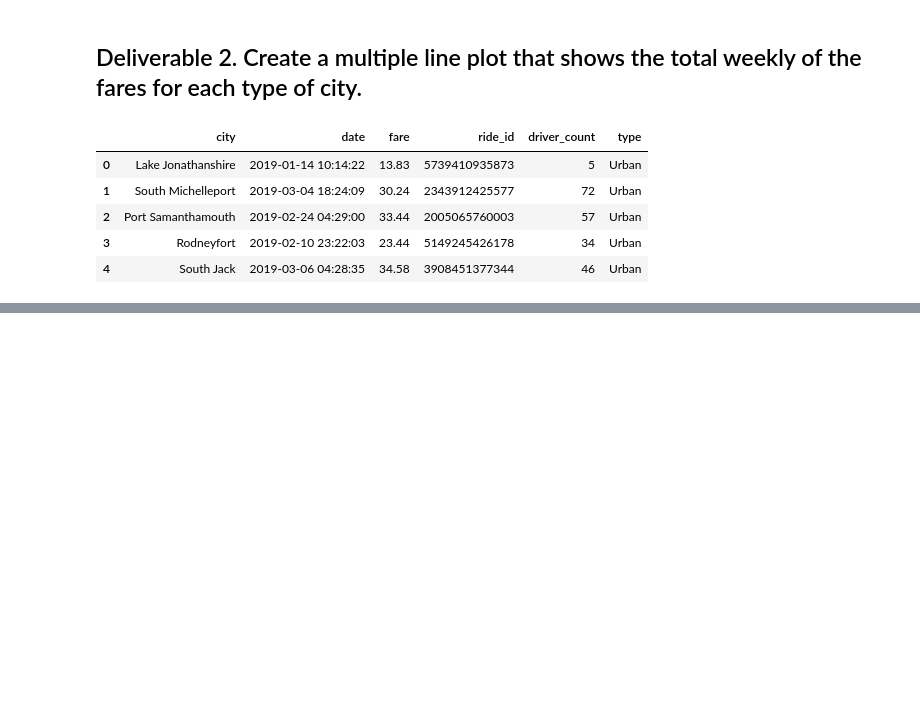
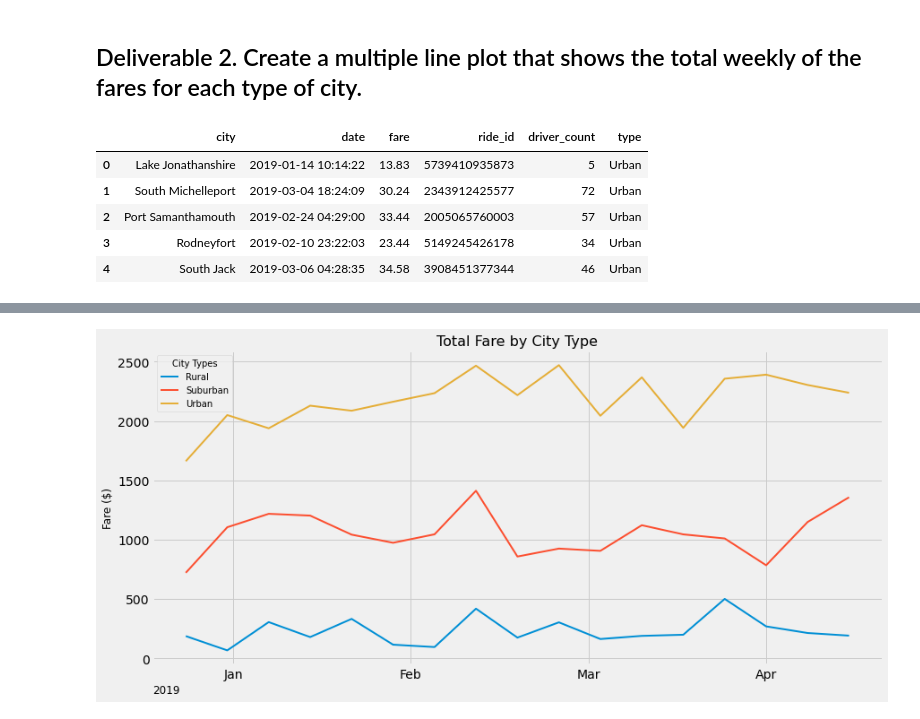
Before and after one commit to gcolareta/PyBer_Analysis, a Jupyter notebook: PyBer_Challenge.ipynb, the cells around one changed output, grey strips where cells are left out. Drawn from its saved outputs; the diff is of its cells as text; code cells hidden in the pictures; blank space fills up the shorter version.

Commit message:
Adding final version Challenge and line plot

```diff
--- a/PyBer_Challenge.ipynb
+++ b/PyBer_Challenge.ipynb
@@ -156,2 +157,4 @@ AttributeError: 'Series' object has no attribute 'pivot'
 # %%
 # 5. Create a new DataFrame from the pivot table DataFrame using loc on the given dates, '2019-01-01':'2019-04-29'.
+sum_fares_by_type = pivot_sum_fares.loc['2019-01-01':'2019-04-29']
+sum_fares_by_type
@@ -158,5 +176,5 @@ AttributeError: 'Series' object has no attribute 'pivot'
 # %%
 # 6. Set the "date" index to datetime datatype. This is necessary to use the resample() method in Step 8.
-# df.index = pd.to_datetime(df.index)
+sum_fares_by_type.index = pd.to_datetime(sum_fares_by_type.index)
 # %%
 # 7. Check that the datatype for the index is datetime using df.info()
@@ -163,2 +193,4 @@ AttributeError: 'Series' object has no attribute 'pivot'
 # %%
 # 8. Create a new DataFrame using the "resample()" function by week 'W' and get the sum of the fares for each week.
+sum_fares_by_type = sum_fares_by_type.resample('W').sum()
+sum_fares_by_type.head()
@@ -165,7 +205,37 @@ AttributeError: 'Series' object has no attribute 'pivot'
-# %%
-# 8. Using the object-oriented interface method, plot the resample DataFrame using the df.plot() function.
-
-# Import the style from Matplotlib.
-from matplotlib import style
-# Use the graph style fivethirtyeight.
-style.use('fivethirtyeight')
+# %%
+# 8. Using the object-oriented interface method, plot the resample DataFrame using the df.plot() function.
+
+# Import the style from Matplotlib.
+from matplotlib import style
+# Use the graph style fivethirtyeight.
+plt.style.use('fivethirtyeight')
+
+# Create the plot with ax.plt()
+fig, ax = plt.subplots(figsize=(13, 6))
+ax.plot(sum_fares_by_type, linewidth=2, label=('Rural', 'Suburban', 'Urban'))
+
+# Create legend
+lgnd = plt.legend(fontsize="10", mode="Expanded", loc="best", title="City Types")
+lgnd.get_title().set_fontsize(10)
+
+# Incorporate the other graph properties
+plt.title("Total Fare by City Type", fontsize=16)
+plt.ylabel("Fare ($)", fontsize=12)
+plt.xlabel("2019", fontsize=12, loc='left')
+
+# Change xticks labels
+# set monthly locator
+from matplotlib.ticker import (MultipleLocator)
+ax.xaxis.set_major_locator(MultipleLocator(30))
+
+# Text in the x axis will be displayed in 'YYYY-mm' format.
+import matplotlib.dates as mdates
+import matplotlib.cbook as cbook
+ax.xaxis.set_major_formatter(mdates.DateFormatter('%b'))
+
+# Save image to analysis folder
+plt.savefig("analysis/Fig8.png")
+
+plt.show()
+# %% [output]
+[figure, added]
```
Also changed, not shown: parts of 6 cells of this notebook, 1 other file.
